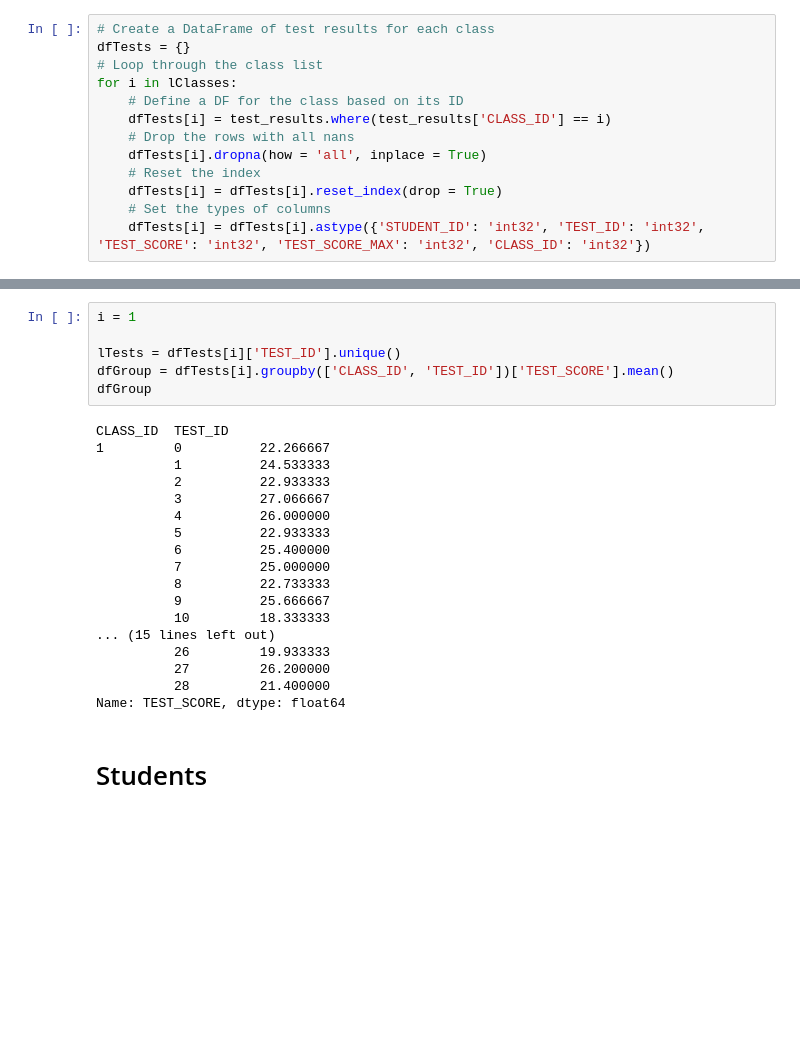
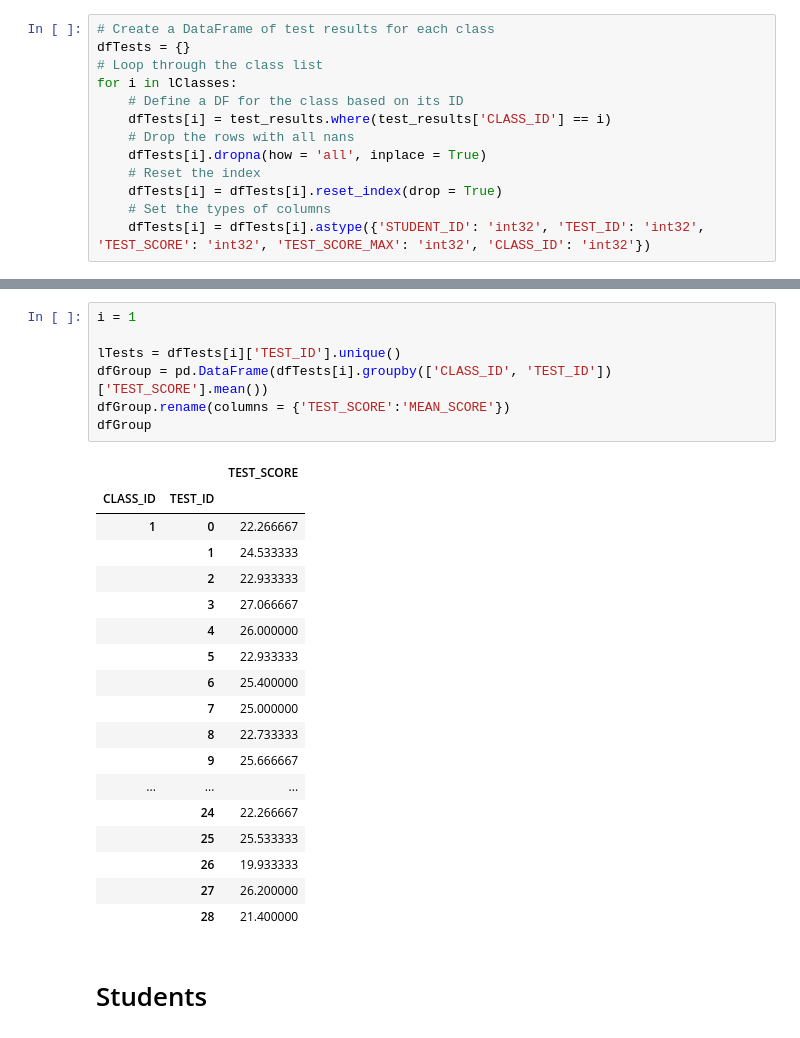
Before and after one commit to mikitz/china-students, a Jupyter notebook: (Teacher) Class Reports.ipynb, the cells around one changed output, grey strips where cells are left out. Drawn from its saved outputs; the diff is of its cells as text; blank space fills up the shorter version.

```diff
--- a/(Teacher) Class Reports.ipynb
+++ b/(Teacher) Class Reports.ipynb
@@ -68,27 +84,29 @@ for i in lClasses:
 # %%
 i = 1
 
 lTests = dfTests[i]['TEST_ID'].unique()
-dfGroup = dfTests[i].groupby(['CLASS_ID', 'TEST_ID'])['TEST_SCORE'].mean()
+dfGroup = pd.DataFrame(dfTests[i].groupby(['CLASS_ID', 'TEST_ID'])['TEST_SCORE'].mean())
+dfGroup.rename(columns = {'TEST_SCORE':'MEAN_SCORE'})
 dfGroup
 # %% [output]
-CLASS_ID  TEST_ID
-1         0          22.266667
-          1          24.533333
-          2          22.933333
-          3          27.066667
-          4          26.000000
-          5          22.933333
-          6          25.400000
-          7          25.000000
-          8          22.733333
-          9          25.666667
-          10         18.333333
-... (15 lines left out)
-          26         19.933333
-          27         26.200000
-          28         21.400000
-Name: TEST_SCORE, dtype: float64
+|  |  | TEST_SCORE |
+| CLASS_ID | TEST_ID |  |
+| 1 | 0 | 22.266667 |
+|  | 1 | 24.533333 |
+|  | 2 | 22.933333 |
+|  | 3 | 27.066667 |
+|  | 4 | 26.000000 |
+|  | 5 | 22.933333 |
+|  | 6 | 25.400000 |
+|  | 7 | 25.000000 |
+|  | 8 | 22.733333 |
+|  | 9 | 25.666667 |
+| ... | ... | ... |
+|  | 24 | 22.266667 |
+|  | 25 | 25.533333 |
+|  | 26 | 19.933333 |
+|  | 27 | 26.200000 |
+|  | 28 | 21.400000 |
 # %% [markdown]
 # Students
 # %%
```
Also changed, not shown: parts of 14 cells of this notebook.
